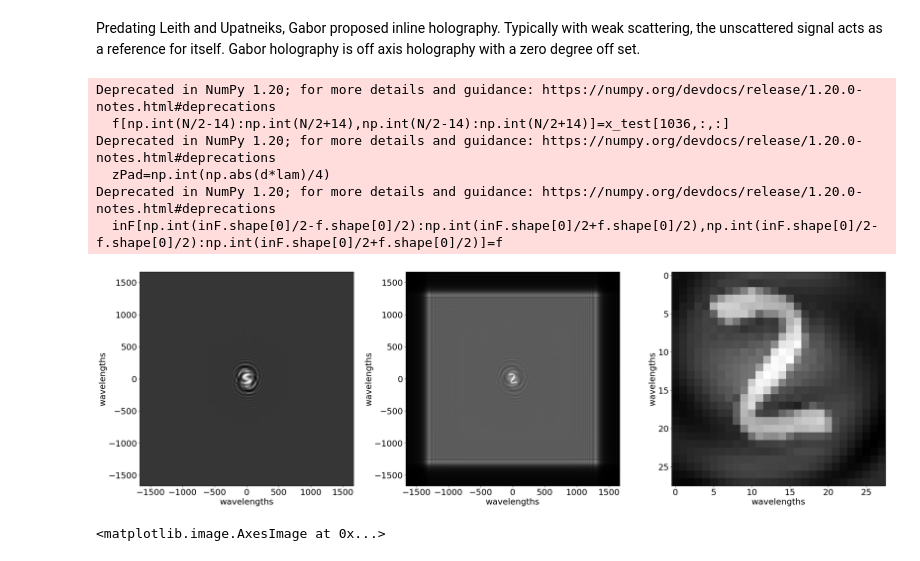
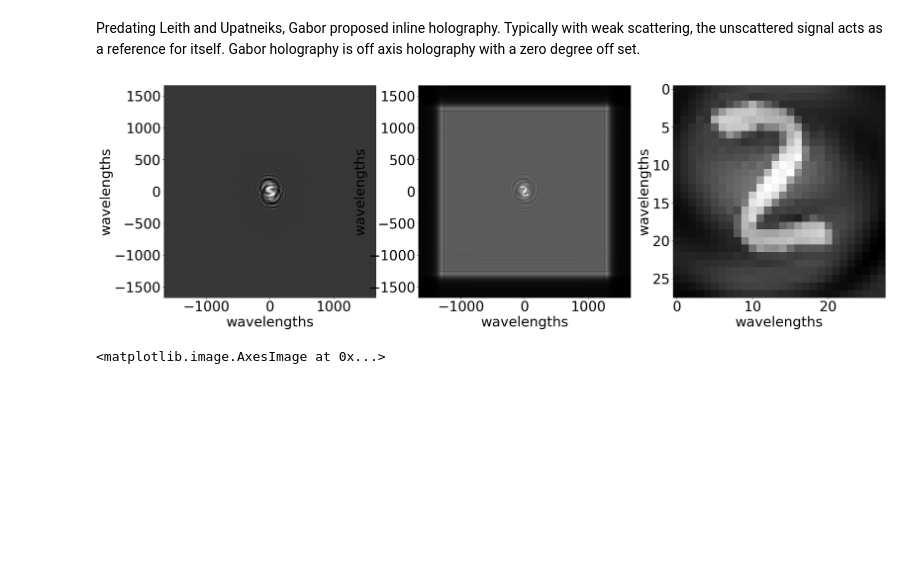
Before and after one commit to arizonaCameraLab/computationalImaging, a Jupyter notebook: waves/holography.ipynb, the cells around one changed output. Cells and saved outputs as stored; diff of their text form; code cells hidden in the pictures; blank space fills up the shorter version.

```diff
--- a/waves/holography.ipynb
+++ b/waves/holography.ipynb
@@ -41,9 +38,9 @@ def g(f,d,lam):
 # calculate the diffracted field for the 2d image f propagated a distance d with wavelength relative to the pixel pitch lam
 # d is in units of wavelengths, lam is the ratio of the wavelength to the sampling period. We assume lam<< 1
 #
-  zPad=np.int(np.abs(d*lam)/4)
+  zPad=np.int32(np.abs(d*lam)/4)
   inF=np.zeros(np.add(f.shape,[zPad,zPad])).astype('complex128')
-  inF[np.int(inF.shape[0]/2-f.shape[0]/2):np.int(inF.shape[0]/2+f.shape[0]/2),np.int(inF.shape[0]/2-f.shape[0]/2):np.int(inF.shape[0]/2+f.shape[0]/2)]=f
+  inF[np.int32(inF.shape[0]/2-f.shape[0]/2):np.int32(inF.shape[0]/2+f.shape[0]/2),np.int32(inF.shape[0]/2-f.shape[0]/2):np.int32(inF.shape[0]/2+f.shape[0]/2)]=f
   urange=np.linspace(-lam/2,lam/2,inF.shape[0])
   u,v = np.meshgrid(urange,urange)
   g=np.fft.ifft2(np.fft.fft2(inF)*np.fft.fftshift(np.exp(1j *2* np.pi *d*np.sqrt( 1 - u**2 - v**2))))
@@ -63,8 +60,8 @@ Downloading data from https://storage.googleapis.com/tensorflow/tf-keras-dataset
 here we simulate propagation of a signal a length $d$ and then interference of the diffracted field with a reference signal $R e^{i2\pi \sin \theta \frac{x}{\lambda}}$.
 # %%
 # diffracted field
-plt.rcParams['figure.figsize'] = [35, 10]
-plt.rcParams.update({'font.size': 22})
+plt.rcParams['figure.figsize'] = [30, 10]
+plt.rcParams.update({'font.size': 32})
 r=1
 N=512
 theta=np.pi/25
@@ -72,7 +69,7 @@ lam=.1 # ratio of wavelength to the sampling period
 d=10000 # in units of wavelegnths
 f=np.zeros([N,N]).astype('complex128')
 # insert the mnist image in the center of the field
-f[np.int(N/2-14):np.int(N/2+14),np.int(N/2-14):np.int(N/2+14)]=x_test[1036,:,:]
+f[np.int32(N/2-14):np.int32(N/2+14),np.int32(N/2-14):np.int32(N/2+14)]=x_test[1036,:,:]
 q=g(f,d,lam)
 xrange=q.shape[0]/(lam*2)
 xR=np.linspace(-xrange,xrange,q.shape[0])
@@ -81,7 +78,7 @@ holo=np.abs(q +r*np.exp(2*np.pi*1j*xx*np.sin(theta)))**2
 plt.subplot(1,3,1)
 holV=(holo-r**2)
 ss=holV.shape[0]
-plt.imshow(holV[np.int(3*ss/8):np.int(5*ss/8),np.int(3*ss/8):np.int(5*ss/8)],extent=[-xrange/8,xrange/8,-xrange/8,xrange/8 ],cmap='gray', aspect='equal')
+plt.imshow(holV[np.int32(3*ss/8):np.int32(5*ss/8),np.int32(3*ss/8):np.int32(5*ss/8)],extent=[-xrange/8,xrange/8,-xrange/8,xrange/8 ],cmap='gray', aspect='equal')
 plt.xlabel('wavelengths')
 plt.ylabel('wavelengths')
 plt.subplot(1,3,2)
@@ -91,9 +88,9 @@ plt.subplot(1,3,3)
 recon=np.abs(g(holo,-d,lam))
 xrange=recon.shape[0]/(lam*2)
 ss=recon.shape[0]
-plt.imshow(recon[np.int(3*ss/8):np.int(5*ss/8),np.int(3*ss/8):np.int(5*ss/8)],extent=[-xrange/8,xrange/8,-xrange/8,xrange/8],cmap='gray', aspect='equal')
+plt.imshow(recon[np.int32(3*ss/8):np.int32(5*ss/8),np.int32(3*ss/8):np.int32(5*ss/8)],extent=[-xrange/8,xrange/8,-xrange/8,xrange/8],cmap='gray', aspect='equal')
 plt.xlabel('wavelengths')
-plt.ylabel('wavelengths')
-#plt.savefig('leithHologram.pdf')
+#plt.ylabel('wavelengths')
+plt.savefig('leithHologram.pdf')
 #files.download('leithHologram.pdf')
 # %% [output]
@@ -129,7 +115,7 @@ files.download('leithHologramDetail.pdf')
 Here we consider adding a random reference signal to the recorded beam. We then modulate the recorded hologram with the same random code and inverse propagate to reconstruct the image
 # %%
 # diffracted field
-plt.rcParams['figure.figsize'] = [20, 20]
+plt.rcParams['figure.figsize'] = [15, 15]
 plt.rcParams.update({'font.size': 22})
 r=1
 N=512
@@ -138,7 +124,7 @@ lam=.3 # ratio of wavelength to the sampling period
 d=1000 # in units of wavelegnths
 f=np.zeros([N,N]).astype('complex128')
 # insert the mnist image in the center of the field
-f[np.int(N/2-14):np.int(N/2+14),np.int(N/2-14):np.int(N/2+14)]=x_test[1036,:,:]
+f[np.int32(N/2-14):np.int32(N/2+14),np.int32(N/2-14):np.int32(N/2+14)]=x_test[1036,:,:]
 q=g(f,d,lam)
 xrange=d/(lam*2)
 xR=np.linspace(-xrange,xrange,q.shape[0])
@@ -146,14 +132,14 @@ reference=np.exp(np.pi*1j*np.random.randint(2,size=q.shape))
 holo=np.abs(q +reference)**2
 plt.subplot(2,2,1)
 hS=holo.shape[0]/4
-plt.imshow(holo[np.int(hS):np.int(3*hS),np.int(hS):np.int(3*hS)],extent=[-xrange/4,xrange/4,-xrange/4,xrange/4], cmap='gray', aspect='equal')
+plt.imshow(holo[np.int32(hS):np.int32(3*hS),np.int32(hS):np.int32(3*hS)],extent=[-xrange/4,xrange/4,-xrange/4,xrange/4], cmap='gray', aspect='equal')
 plt.xlabel('wavelengths')
 plt.ylabel('wavelengths')
 plt.subplot(2,2,2)
 pip=g(reference*(holo-1),-d,lam)
 xrange=d/lam
 hS=pip.shape[0]/4
-plt.imshow(np.abs(pip)[np.int(hS):np.int(3*hS),np.int(hS):np.int(3*hS)],extent=[-xrange/4,xrange/4,-xrange/4,xrange/4],cmap='gray', aspect='equal')
+plt.imshow(np.abs(pip)[np.int32(hS):np.int32(3*hS),np.int32(hS):np.int32(3*hS)],extent=[-xrange/4,xrange/4,-xrange/4,xrange/4],cmap='gray', aspect='equal')
 plt.xlabel('wavelengths')
 plt.ylabel('wavelengths')
 plt.subplot(2,2,3)
@@ -162,6 +148,6 @@ plt.axis('off')
 plt.subplot(2,2,4)
 plt.imshow(np.abs(pip[317:345,317:345]),cmap='gray', aspect='equal')
 plt.axis('off')
-#plt.savefig('randomHologram.pdf')
+plt.savefig('randomHologram.pdf')
 #files.download('randomHologram.pdf')
 # %% [output]
@@ -188,44 +163,38 @@ plt.imshow(np.abs(pip))
 Predating Leith and Upatneiks, Gabor proposed inline holography. Typically with weak scattering, the unscattered signal acts as a reference for itself. Gabor holography is off axis holography with a zero degree off set.
 # %%
 # diffracted field
-plt.rcParams['figure.figsize'] = [35, 10]
-plt.rcParams.update({'font.size': 22})
+plt.rcParams['figure.figsize'] = [30, 10]
+plt.rcParams.update({'font.size': 32})
 r=1
 N=256
 theta=0
 lam=.3 # ratio of wavelength to the sampling period
 d=1000 # in units of wavelegnths
 f=np.zeros([N,N]).astype('complex128')
 # insert the mnist image in the center of the field
-f[np.int(N/2-14):np.int(N/2+14),np.int(N/2-14):np.int(N/2+14)]=x_test[1036,:,:]
+f[np.int32(N/2-14):np.int32(N/2+14),np.int32(N/2-14):np.int32(N/2+14)]=x_test[1036,:,:]
 q=g(f,d,lam)
 xrange=d/(lam*2)
 xR=np.linspace(-xrange,xrange,q.shape[0])
 xx, yy= np.meshgrid(xR,xR)
 holo=np.abs(q +r*np.exp(2*np.pi*1j*xx*np.sin(theta)))**2
 plt.subplot(1,3,1)
 plt.imshow(holo-r**2,extent=[-xrange,xrange,-xrange,xrange], cmap='gray', aspect='equal')
 plt.xlabel('wavelengths')
 plt.ylabel('wavelengths')
 plt.subplot(1,3,2)
 recon=g(holo,-d,lam)
 plt.imshow(np.abs(recon),extent=[-xrange,xrange,-xrange,xrange],cmap='gray', aspect='equal')
 plt.xlabel('wavelengths')
 plt.ylabel('wavelengths')
 plt.subplot(1,3,3)
 plt.imshow(np.abs(recon)[190:218,190:218],cmap='gray', aspect='equal')
 plt.xlabel('wavelengths')
 plt.ylabel('wavelengths')
 plt.savefig('gaborHologram.pdf')
 #files.download('gaborHologram.pdf')
 # %% [output]
-Deprecated in NumPy 1.20; for more details and guidance: https://numpy.org/devdocs/release/1.20.0-notes.html#deprecations
-  f[np.int(N/2-14):np.int(N/2+14),np.int(N/2-14):np.int(N/2+14)]=x_test[1036,:,:]
-Deprecated in NumPy 1.20; for more details and guidance: https://numpy.org/devdocs/release/1.20.0-notes.html#deprecations
-  zPad=np.int(np.abs(d*lam)/4)
-Deprecated in NumPy 1.20; for more details and guidance: https://numpy.org/devdocs/release/1.20.0-notes.html#deprecations
-  inF[np.int(inF.shape[0]/2-f.shape[0]/2):np.int(inF.shape[0]/2+f.shape[0]/2),np.int(inF.shape[0]/2-f.shape[0]/2):np.int(inF.shape[0]/2+f.shape[0]/2)]=f
-[figure, old version]
+[figure, new version]
 # %%
 plt.imshow(np.abs(recon)[190:218,190:218])
 # %% [output]
```
Also changed, not shown: parts of 6 cells of this notebook.
